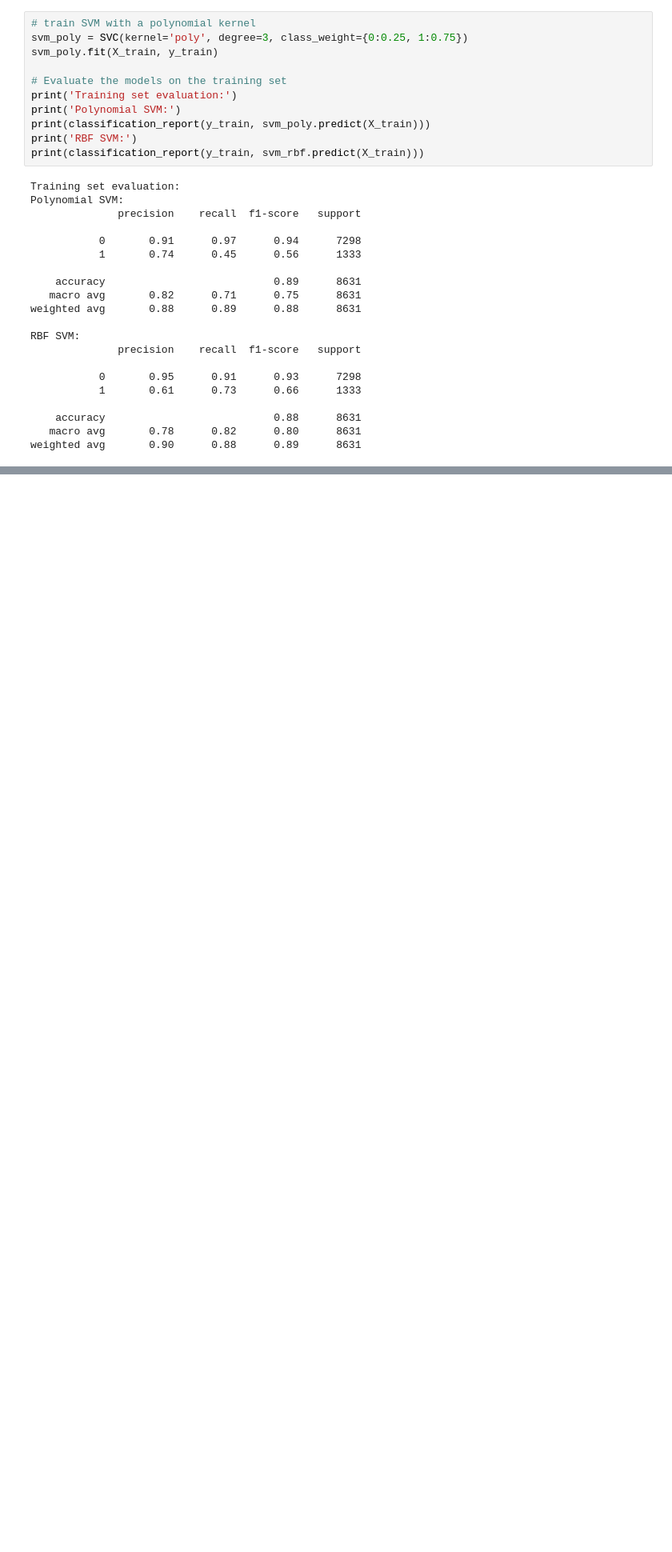
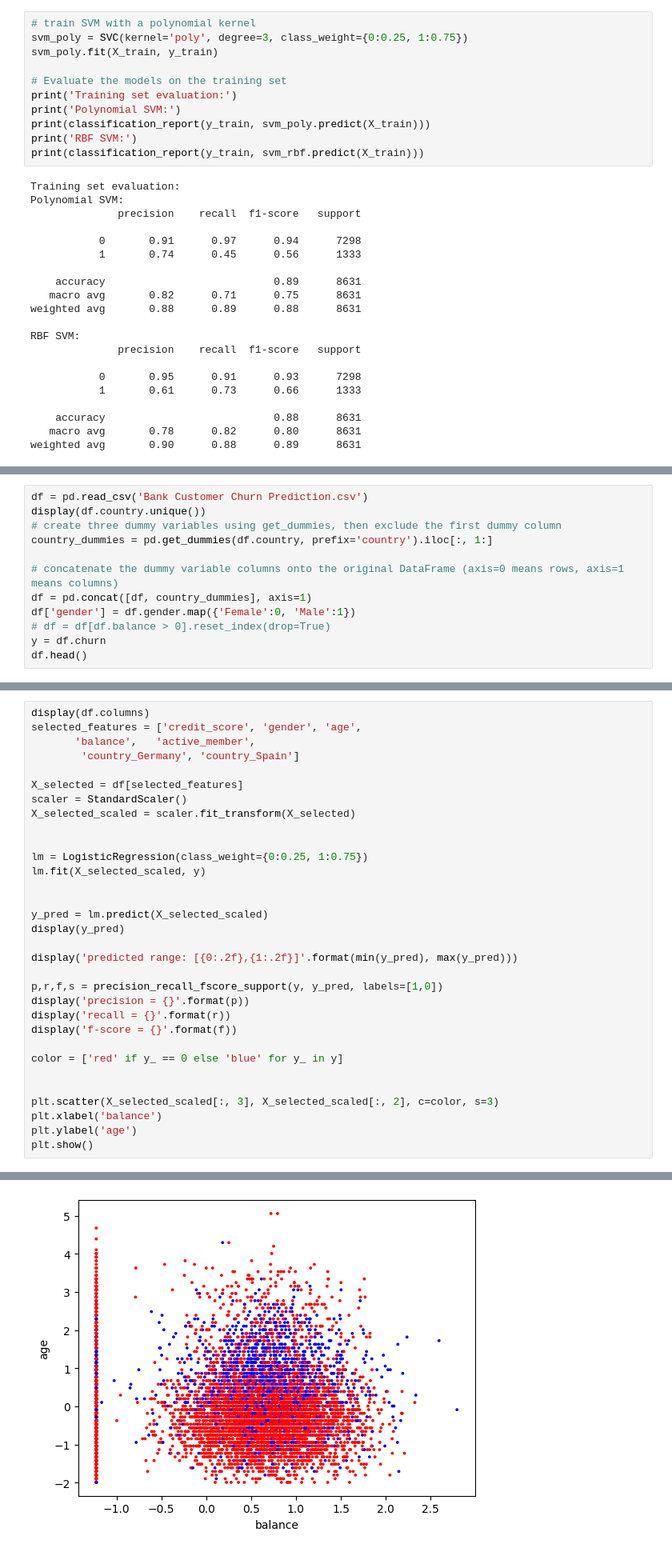
Before and after one commit to Tyler-Johnston/Customer-Behavior-Analysis, a Jupyter notebook: assignment7.ipynb, the cells around one changed output, grey strips where cells are left out. Shown at 80% size. Saved outputs shown, nothing was run; the diff lists cells and outputs as text; blank space fills up the shorter version.

```diff
--- a/assignment7.ipynb
+++ b/assignment7.ipynb
@@ -302,0 +339,12 @@ weighted avg       0.90      0.88      0.89      8631
+# %%
+df = pd.read_csv('Bank Customer Churn Prediction.csv')
+display(df.country.unique())
+# create three dummy variables using get_dummies, then exclude the first dummy column
+country_dummies = pd.get_dummies(df.country, prefix='country').iloc[:, 1:]
+
+# concatenate the dummy variable columns onto the original DataFrame (axis=0 means rows, axis=1 means columns)
+df = pd.concat([df, country_dummies], axis=1)
+df['gender'] = df.gender.map({'Female':0, 'Male':1})
+# df = df[df.balance > 0].reset_index(drop=True)
+y = df.churn
+df.head()
@@ -302,0 +386,33 @@ weighted avg       0.90      0.88      0.89      8631
+# %%
+display(df.columns)
+selected_features = ['credit_score', 'gender', 'age',
+       'balance',   'active_member',
+        'country_Germany', 'country_Spain']
+
+X_selected = df[selected_features]
+scaler = StandardScaler()
+X_selected_scaled = scaler.fit_transform(X_selected)
+
+
+lm = LogisticRegression(class_weight={0:0.25, 1:0.75})
+lm.fit(X_selected_scaled, y)
+
+
+y_pred = lm.predict(X_selected_scaled)
+display(y_pred)
+
+display('predicted range: [{0:.2f},{1:.2f}]'.format(min(y_pred), max(y_pred)))
+
+p,r,f,s = precision_recall_fscore_support(y, y_pred, labels=[1,0])
+display('precision = {}'.format(p))
+display('recall = {}'.format(r))
+display('f-score = {}'.format(f))
+
+color = ['red' if y_ == 0 else 'blue' for y_ in y]
+
+
+plt.scatter(X_selected_scaled[:, 3], X_selected_scaled[:, 2], c=color, s=3)
+plt.xlabel('balance')
+plt.ylabel('age')
+plt.show()
+# %% [output]
@@ -302,0 +428 @@ weighted avg       0.90      0.88      0.89      8631
+[figure, added]
```
Also changed, not shown: parts of 26 cells of this notebook, 1 other file.
